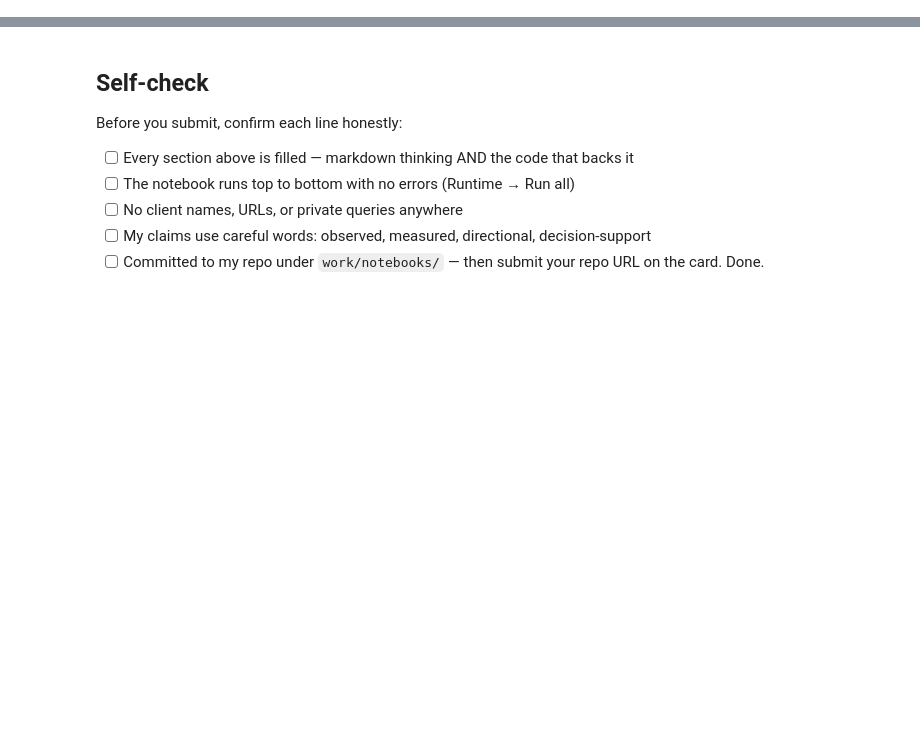
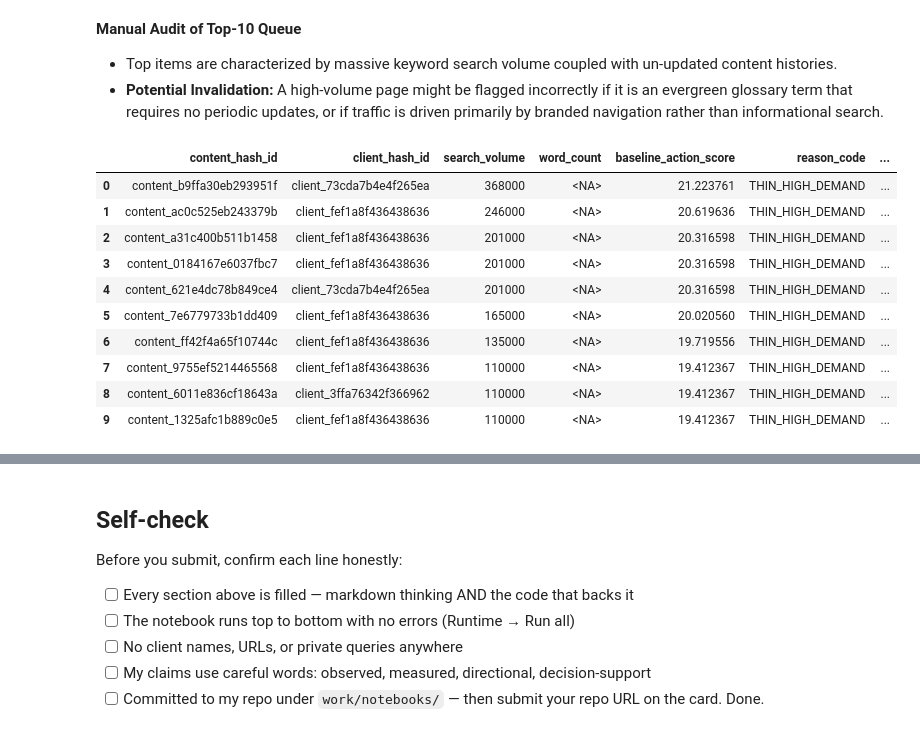
Before and after one commit to nnanwubeikenna-prog/ikenna-flyrank-ml-internship, a Jupyter notebook: work/notebooks/w04_baseline_score.ipynb, the cells around one changed output, grey strips where cells are left out. Drawn from its saved outputs; the diff is of its cells as text; code cells hidden in the pictures; blank space fills up the shorter version.

```diff
--- a/work/notebooks/w04_baseline_score.ipynb
+++ b/work/notebooks/w04_baseline_score.ipynb
@@ -36,0 +67,28 @@ This skeleton is yours to fill. Work the sections **in order** — each one has
+# %%
+df_scored = con.sql("""
+SELECT
+    content_hash_id,
+    client_hash_id,
+    content_type,
+    search_volume,
+    word_count,
+    content_updated_date,
+    (
+        COALESCE(LN(search_volume + 1), 0) * 1.5 +
+        CASE WHEN content_updated_date < DATE '2025-06-01' OR content_updated_date IS NULL THEN 3.0 ELSE 0.0 END +
+        CASE WHEN word_count < 800 OR word_count IS NULL THEN 2.0 ELSE 0.0 END
+    ) AS baseline_action_score,
+    CASE
+        WHEN (content_updated_date < DATE '2025-06-01' OR content_updated_date IS NULL) AND search_volume > 1000 THEN 'STALE_HIGH_DEMAND'
+        WHEN (word_count < 800 OR word_count IS NULL) AND search_volume > 1000 THEN 'THIN_HIGH_DEMAND'
+        ELSE 'MONITOR'
+    END AS reason_code,
+    'REFRESH_AND_EXPAND' AS action_label
+FROM dim_content
+WHERE is_published = TRUE AND is_deleted = FALSE
+ORDER BY baseline_action_score DESC;
+""").df()
+
+os.makedirs("work/outputs", exist_ok=True)
+df_scored.to_csv("work/outputs/baseline_action_score.csv", index=False)
+print(f"Successfully generated work/outputs/baseline_action_score.csv ({len(df_scored)} rows)")
@@ -36,0 +97,18 @@ This skeleton is yours to fill. Work the sections **in order** — each one has
+# %% [markdown]
+**Manual Audit of Top-10 Queue**
+* Top items are characterized by massive keyword search volume coupled with un-updated content histories.
+* **Potential Invalidation:** A high-volume page might be flagged incorrectly if it is an evergreen glossary term that requires no periodic updates, or if traffic is driven primarily by branded navigation rather than informational search.
+# %%
+display(df_scored.head(10)[['content_hash_id', 'client_hash_id', 'search_volume', 'word_count', 'baseline_action_score', 'reason_code', 'action_label']])
+# %% [output]
+|  | content_hash_id | client_hash_id | search_volume | word_count | baseline_action_score | reason_code | ... |
+| 0 | content_b9ffa30eb293951f | client_73cda7b4e4f265ea | 368000 | <NA> | 21.223761 | THIN_HIGH_DEMAND | ... |
+| 1 | content_ac0c525eb243379b | client_fef1a8f436438636 | 246000 | <NA> | 20.619636 | THIN_HIGH_DEMAND | ... |
+| 2 | content_a31c400b511b1458 | client_fef1a8f436438636 | 201000 | <NA> | 20.316598 | THIN_HIGH_DEMAND | ... |
+| 3 | content_0184167e6037fbc7 | client_fef1a8f436438636 | 201000 | <NA> | 20.316598 | THIN_HIGH_DEMAND | ... |
+| 4 | content_621e4dc78b849ce4 | client_73cda7b4e4f265ea | 201000 | <NA> | 20.316598 | THIN_HIGH_DEMAND | ... |
+| 5 | content_7e6779733b1dd409 | client_fef1a8f436438636 | 165000 | <NA> | 20.020560 | THIN_HIGH_DEMAND | ... |
+| 6 | content_ff42f4a65f10744c | client_fef1a8f436438636 | 135000 | <NA> | 19.719556 | THIN_HIGH_DEMAND | ... |
+| 7 | content_9755ef5214465568 | client_fef1a8f436438636 | 110000 | <NA> | 19.412367 | THIN_HIGH_DEMAND | ... |
+| 8 | content_6011e836cf18643a | client_3ffa76342f366962 | 110000 | <NA> | 19.412367 | THIN_HIGH_DEMAND | ... |
+| 9 | content_1325afc1b889c0e5 | client_fef1a8f436438636 | 110000 | <NA> | 19.412367 | THIN_HIGH_DEMAND | ... |
```
Also changed, not shown: parts of 14 cells of this notebook.
